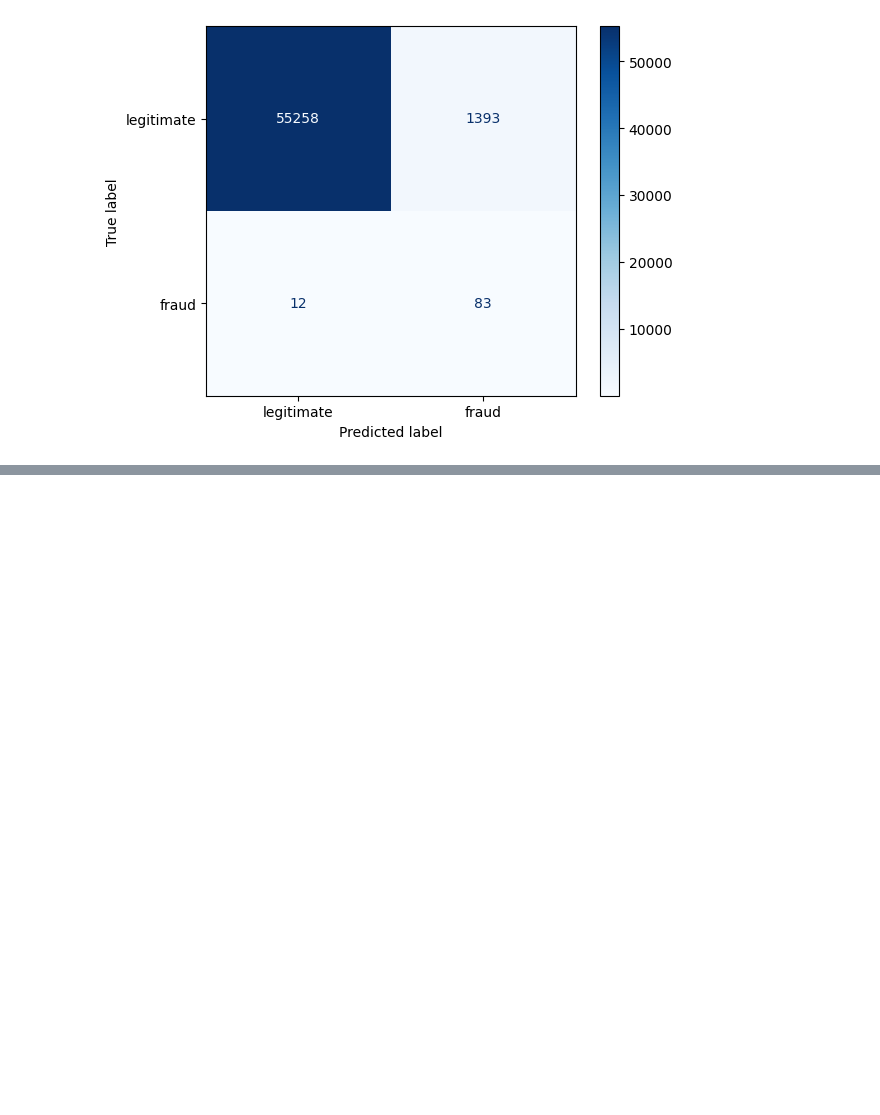
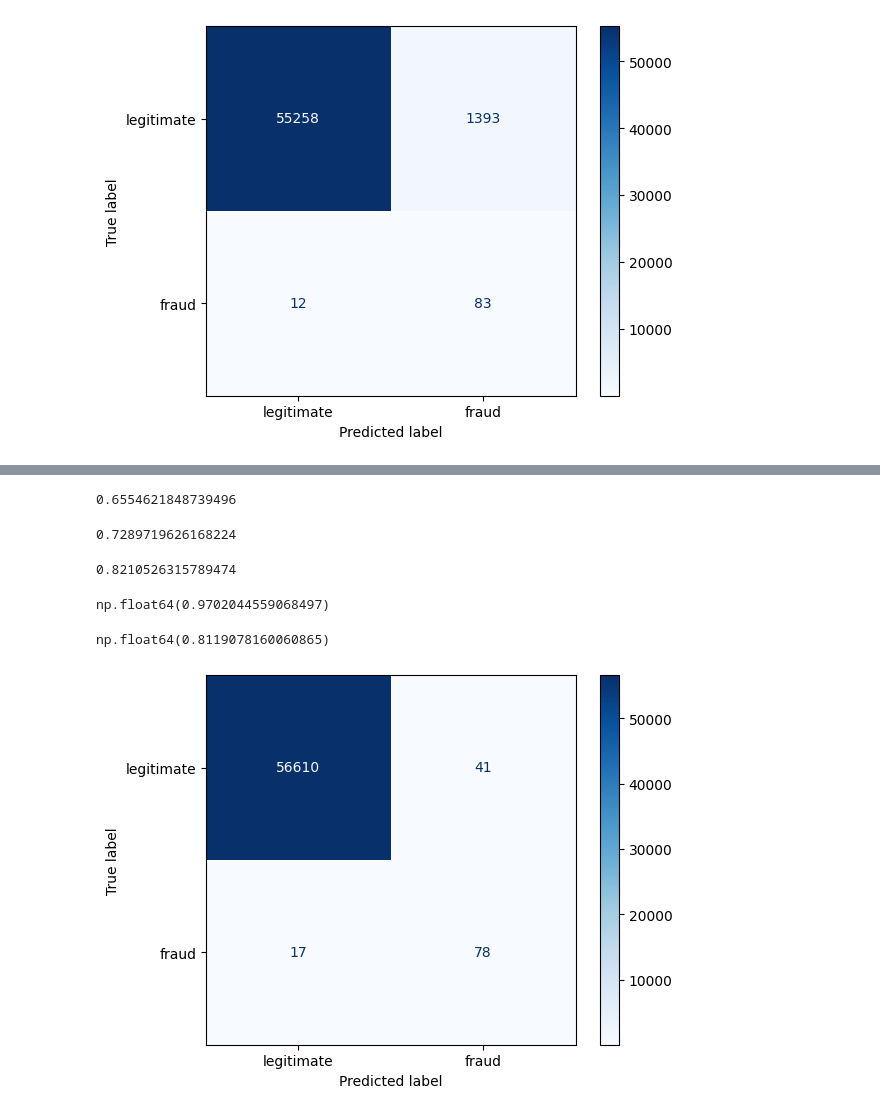
Before and after one commit to florence-aikins/credit-card-fraud-detection, a Jupyter notebook: credit_card_fraud.ipynb, the cells around one changed output, grey strips where cells are left out. Saved outputs shown, nothing was run; the diff lists cells and outputs as text; code cells hidden in the pictures; blank space fills up the shorter version.

```diff
--- a/credit_card_fraud.ipynb
+++ b/credit_card_fraud.ipynb
@@ -284,0 +384,16 @@ plt.show()
+# %%
+xgb_model = XGBClassifier(
+    scale_pos_weight = scale_pos_weight,
+    n_estimators=300,
+    learning_rate=0.05,
+    max_depth=4,
+    random_state=42,
+    n_jobs=-1,
+    min_child_weight=1,
+    subsample=0.8,
+    colsample_bytree=0.8,
+    eval_metric="aucpr",
+    tree_method="hist"
+)
+# %%
+xgb_model.fit(X_train, y_train)
@@ -284,0 +412,3 @@ plt.show()
+# %%
+xgb_pred = xgb_model.predict(X_test)
+xgb_prob = xgb_model.predict_proba(X_test)[:,1]
@@ -284,0 +430,27 @@ plt.show()
+# %%
+precision_score(y_test, xgb_pred)
+# %% [output]
+0.6554621848739496
+# %%
+f1_score(y_test, xgb_pred)
+# %% [output]
+0.7289719626168224
+# %%
+recall_score(y_test, xgb_pred)
+# %% [output]
+0.8210526315789474
+# %%
+roc_auc_score(y_test, xgb_prob)
+# %% [output]
+np.float64(0.9702044559068497)
+# %%
+average_precision_score(y_test, xgb_prob)
+# %% [output]
+np.float64(0.8119078160060865)
+# %%
+cm_xgb=confusion_matrix(y_test, xgb_pred)
+disp=ConfusionMatrixDisplay(confusion_matrix=cm_xgb, display_labels=["legitimate", "fraud"])
+disp.plot(cmap="Blues")
+plt.show()
+# %% [output]
+[figure, added]
```
Also changed, not shown: parts of 18 cells of this notebook.
